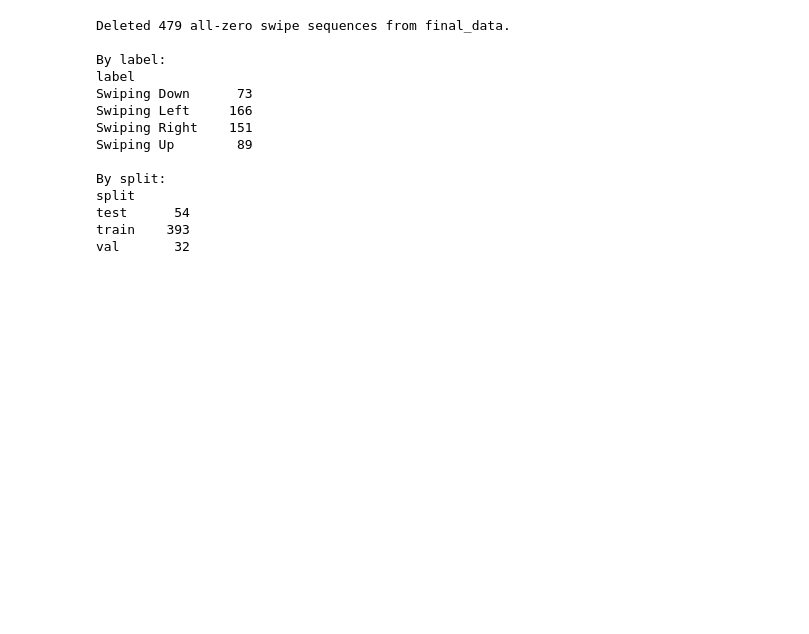
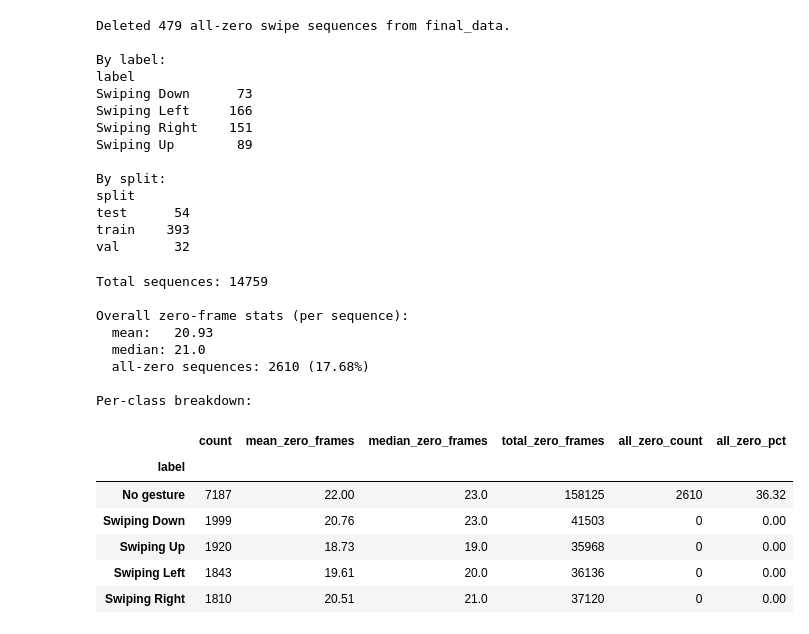
Before and after one commit to wade-ary/remote-desktop, a Jupyter notebook: data_processing.ipynb, the cells around one changed output. Drawn from its saved outputs; the diff is of its cells as text; code cells hidden in the pictures; blank space fills up the shorter version.

Commit message:
1st test for models

```diff
--- a/data_processing.ipynb
+++ b/data_processing.ipynb
@@ -360,3 +360,68 @@ split
 test      54
 train    393
 val       32
+# %%
+# Stats: zero frames (no hand detection) per sequence in final_data
+label_lookup = {}
+for csv_path in ["train.csv", "val.csv", "test.csv"]:
+    for _, row in pd.read_csv(csv_path).iterrows():
+        label_lookup[int(row["video_id"])] = row["label"]
+
+rows = []
+for split, folder in INTERP_SPLITS.items():
+    for npy_path in (FINAL_DATA_DIR / folder).glob("*.npy"):
+        video_id = int(npy_path.stem)
+        seq = np.load(npy_path)
+        detected = hand_detected_mask(seq)
+        rows.append({
+            "video_id": video_id,
+            "split": split,
+            "label": label_lookup.get(video_id, "UNKNOWN"),
+            "zero_frames": int((~detected).sum()),
+            "all_zero": not detected.any(),
+        })
+
+stats_df = pd.DataFrame(rows)
+
+print(f"Total sequences: {len(stats_df)}")
+print(f"\nOverall zero-frame stats (per sequence):")
+print(f"  mean:   {stats_df['zero_frames'].mean():.2f}")
+print(f"  median: {stats_df['zero_frames'].median():.1f}")
+print(
+    f"  all-zero sequences: {stats_df['all_zero'].sum()} "
+    f"({100 * stats_df['all_zero'].mean():.2f}%)"
+)
+
+by_class = (
+    stats_df.groupby("label")
+    .agg(
+        count=("video_id", "count"),
+        mean_zero_frames=("zero_frames", "mean"),
+        median_zero_frames=("zero_frames", "median"),
+        total_zero_frames=("zero_frames", "sum"),
+        all_zero_count=("all_zero", "sum"),
+    )
+    .assign(all_zero_pct=lambda d: 100 * d["all_zero_count"] / d["count"])
+    .sort_values("count", ascending=False)
+)
+
+print("\nPer-class breakdown:")
+display(
+    by_class.round({"mean_zero_frames": 2, "median_zero_frames": 1, "all_zero_pct": 2})
+)
+# %% [output]
+Total sequences: 14759
+
+Overall zero-frame stats (per sequence):
+  mean:   20.93
+  median: 21.0
+  all-zero sequences: 2610 (17.68%)
+
+Per-class breakdown:
+|  | count | mean_zero_frames | median_zero_frames | total_zero_frames | all_zero_count | all_zero_pct |
+| label |  |  |  |  |  |  |
+| No gesture | 7187 | 22.00 | 23.0 | 158125 | 2610 | 36.32 |
+| Swiping Down | 1999 | 20.76 | 23.0 | 41503 | 0 | 0.00 |
+| Swiping Up | 1920 | 18.73 | 19.0 | 35968 | 0 | 0.00 |
+| Swiping Left | 1843 | 19.61 | 20.0 | 36136 | 0 | 0.00 |
+| Swiping Right | 1810 | 20.51 | 21.0 | 37120 | 0 | 0.00 |
```
Also changed, not shown: 7 other files.
